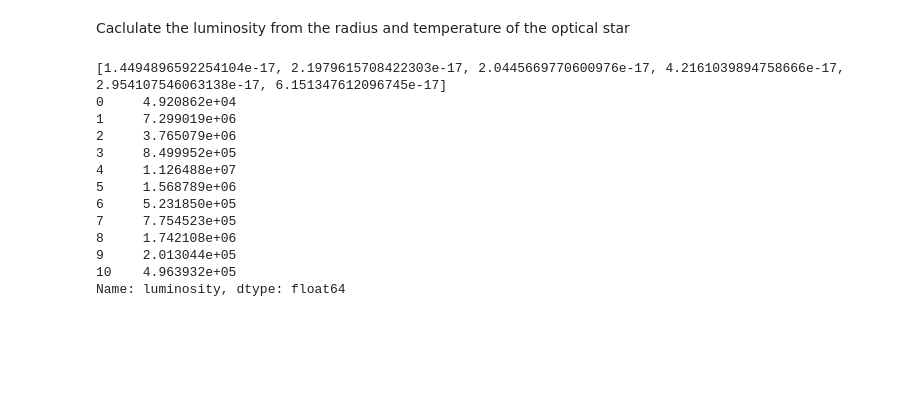
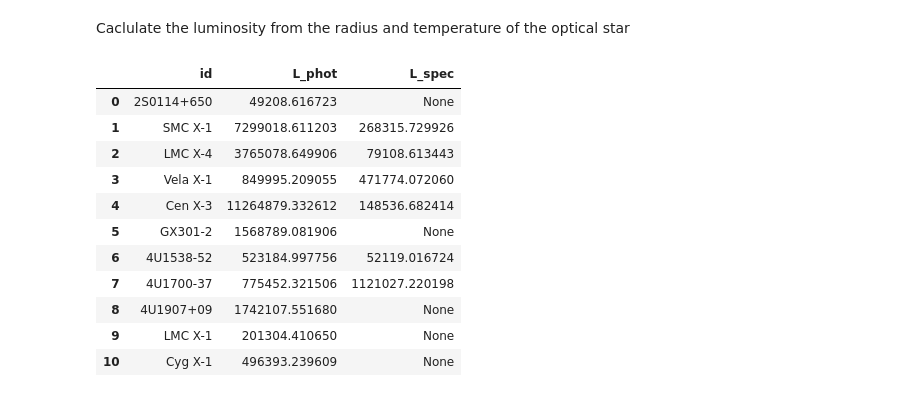
Before and after one commit to LvV210/MasterProject, a Jupyter notebook: luminosity.ipynb, the cells around one changed output. Drawn from its saved outputs; the diff is of its cells as text; code cells hidden in the pictures; blank space fills up the shorter version.

```diff
--- a/luminosity.ipynb
+++ b/luminosity.ipynb
@@ -55,17 +71,15 @@ for i in range(df_falenga.shape[0]):
-# %%
-print(L_bolometric)
-print(L_photometric)
-# %% [output]
-[1.4494896592254104e-17, 2.1979615708422303e-17, 2.0445669770600976e-17, 4.2161039894758666e-17, 2.954107546063138e-17, 6.151347612096745e-17]
-0     4.920862e+04
-1     7.299019e+06
-2     3.765079e+06
-3     8.499952e+05
-4     1.126488e+07
-5     1.568789e+06
-6     5.231850e+05
-7     7.754523e+05
-8     1.742108e+06
-9     2.013044e+05
-10    4.963932e+05
-Name: luminosity, dtype: float64
+# %%
+df_luminosity.style
+# %% [output]
+|  | id | L_phot | L_spec |
+| 0 | 2S0114+650 | 49208.616723 | None |
+| 1 | SMC X-1 | 7299018.611203 | 268315.729926 |
+| 2 | LMC X-4 | 3765078.649906 | 79108.613443 |
+| 3 | Vela X-1 | 849995.209055 | 471774.072060 |
+| 4 | Cen X-3 | 11264879.332612 | 148536.682414 |
+| 5 | GX301-2 | 1568789.081906 | None |
+| 6 | 4U1538-52 | 523184.997756 | 52119.016724 |
+| 7 | 4U1700-37 | 775452.321506 | 1121027.220198 |
+| 8 | 4U1907+09 | 1742107.551680 | None |
+| 9 | LMC X-1 | 201304.410650 | None |
+| 10 | Cyg X-1 | 496393.239609 | None |
```
Also changed, not shown: parts of 7 cells of this notebook, 1 other file.
